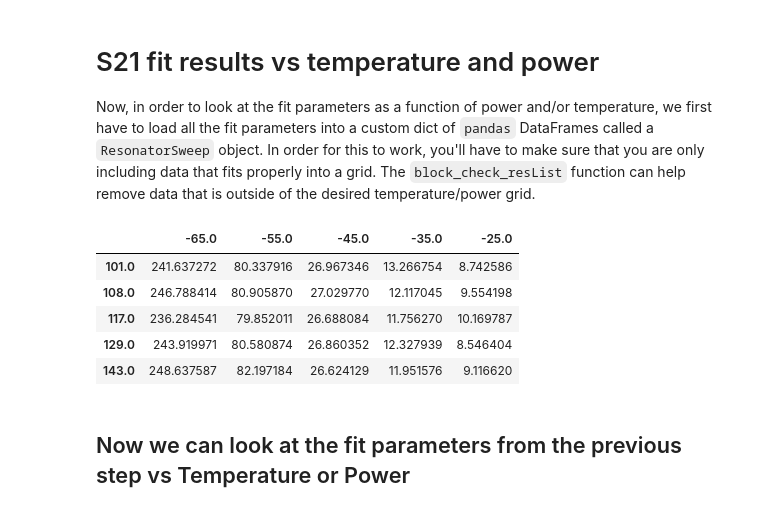
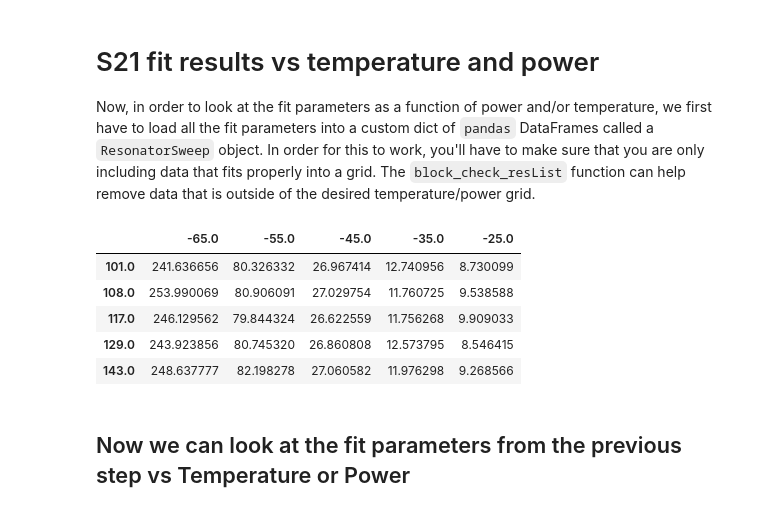
Before and after one commit to FaustinCarter/scraps, a Jupyter notebook: Example3_FiguresForManuscript.ipynb, the cells around one changed output. Drawn from its saved outputs; the diff is of its cells as text; code cells hidden in the pictures.

```diff
--- a/Example3_FiguresForManuscript.ipynb
+++ b/Example3_FiguresForManuscript.ipynb
@@ -98,9 +102,6 @@ with open(fName, 'rb') as f:
 Now we can make a plot of the traces.
 ===
 # %%
-from importlib import reload
-scr.plot_tools = reload(scr.plot_tools)
-
 fig1a = scr.plot_tools.plotResListData(resLists['RES-1'],
                             plot_types=['IQ', 'LogMag', 'uPhase'],
                             detrend_phase = True,
@@ -187,23 +188,24 @@ Now, in order to look at the fit parameters as a function of power and/or temper
 # %%
 #Define a dict that will hold all the ResonatorSweep objects
 #(one for each name).
 
 #Each of these objects will be a dict of pandas DataFrames
-
+#We will ignore anything with a readout power below -70 dBm since
+#we happen to know that data is all bad!
 resSweeps = {}
 for resName, resList in resLists.items():
-    resSweeps[resName] = scr.ResonatorSweep(resList, index='block')
+    resSweeps[resName] = scr.ResonatorSweep([res for res in resList if res.pwr > -70], index='block')
 
 #Look at the uncertainties on the best-fit frequencie
 #for the first few files of 'RES-1'
 resSweeps['RES-1']['f0_sigma'].head()
 # %% [output]
 |  | -65.0 | -55.0 | -45.0 | -35.0 | -25.0 |
-| 101.0 | 241.637272 | 80.337916 | 26.967346 | 13.266754 | 8.742586 |
-| 108.0 | 246.788414 | 80.905870 | 27.029770 | 12.117045 | 9.554198 |
-| 117.0 | 236.284541 | 79.852011 | 26.688084 | 11.756270 | 10.169787 |
-| 129.0 | 243.919971 | 80.580874 | 26.860352 | 12.327939 | 8.546404 |
-| 143.0 | 248.637587 | 82.197184 | 26.624129 | 11.951576 | 9.116620 |
+| 101.0 | 241.636656 | 80.326332 | 26.967414 | 12.740956 | 8.730099 |
+| 108.0 | 253.990069 | 80.906091 | 27.029754 | 11.760725 | 9.538588 |
+| 117.0 | 246.129562 | 79.844324 | 26.622559 | 11.756268 | 9.909033 |
+| 129.0 | 243.923856 | 80.745320 | 26.860808 | 12.573795 | 8.546415 |
+| 143.0 | 248.637777 | 82.198278 | 27.060582 | 11.976298 | 9.268566 |
 # %% [markdown]
 Now we can look at the fit parameters from the previous step vs Temperature or Power
 ---
```
Also changed, not shown: parts of 9 cells of this notebook, 26 other files.
